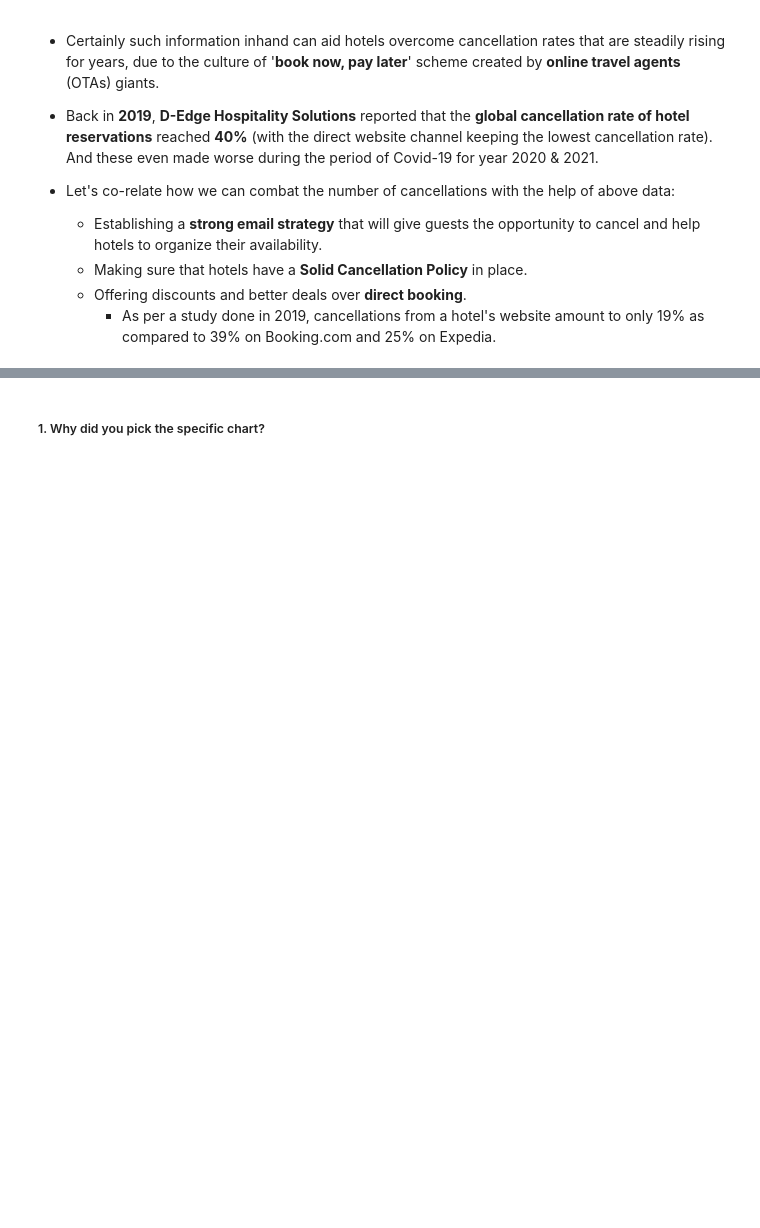
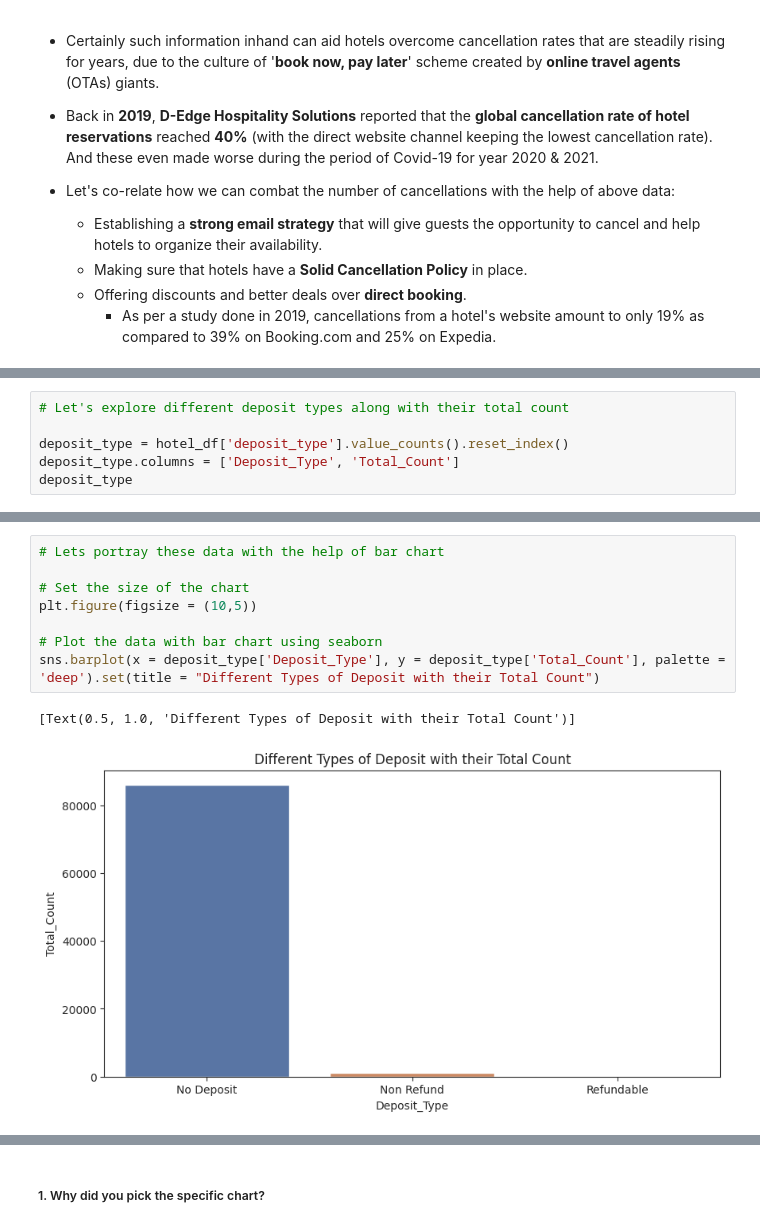
Before and after one commit to gautamdhanrajnemmaniwar/Hotel_Booking_Analysis_EDA, a Jupyter notebook: Hotel_Booking_Analysis_(EDA).ipynb, the cells around one changed output, grey strips where cells are left out. Saved outputs shown, nothing was run; the diff lists cells and outputs as text; blank space fills up the shorter version.

```diff
--- a/Hotel_Booking_Analysis_(EDA).ipynb
+++ b/Hotel_Booking_Analysis_(EDA).ipynb
@@ -1195,0 +1259,6 @@ Are there any insights that lead to negative growth? Justify with specific reaso
+# %%
+# Let's explore different deposit types along with their total count
+
+deposit_type = hotel_df['deposit_type'].value_counts().reset_index()
+deposit_type.columns = ['Deposit_Type', 'Total_Count']
+deposit_type
@@ -1195,0 +1282,11 @@ Are there any insights that lead to negative growth? Justify with specific reaso
+# %%
+# Lets portray these data with the help of bar chart
+
+# Set the size of the chart
+plt.figure(figsize = (10,5))
+
+# Plot the data with bar chart using seaborn
+sns.barplot(x = deposit_type['Deposit_Type'], y = deposit_type['Total_Count'], palette = 'deep').set(title = "Different Types of Deposit with their Total Count")
+# %% [output]
+[Text(0.5, 1.0, 'Different Types of Deposit with their Total Count')]
+[figure, added]
```
Also changed, not shown: parts of 61 cells of this notebook.
